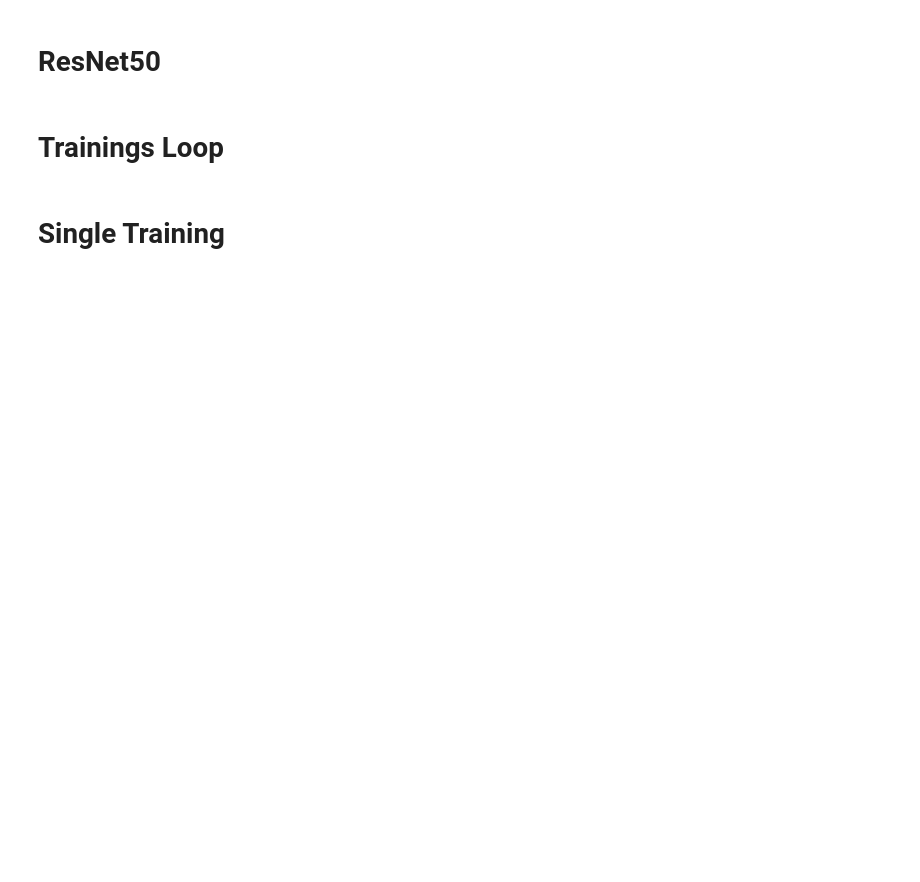
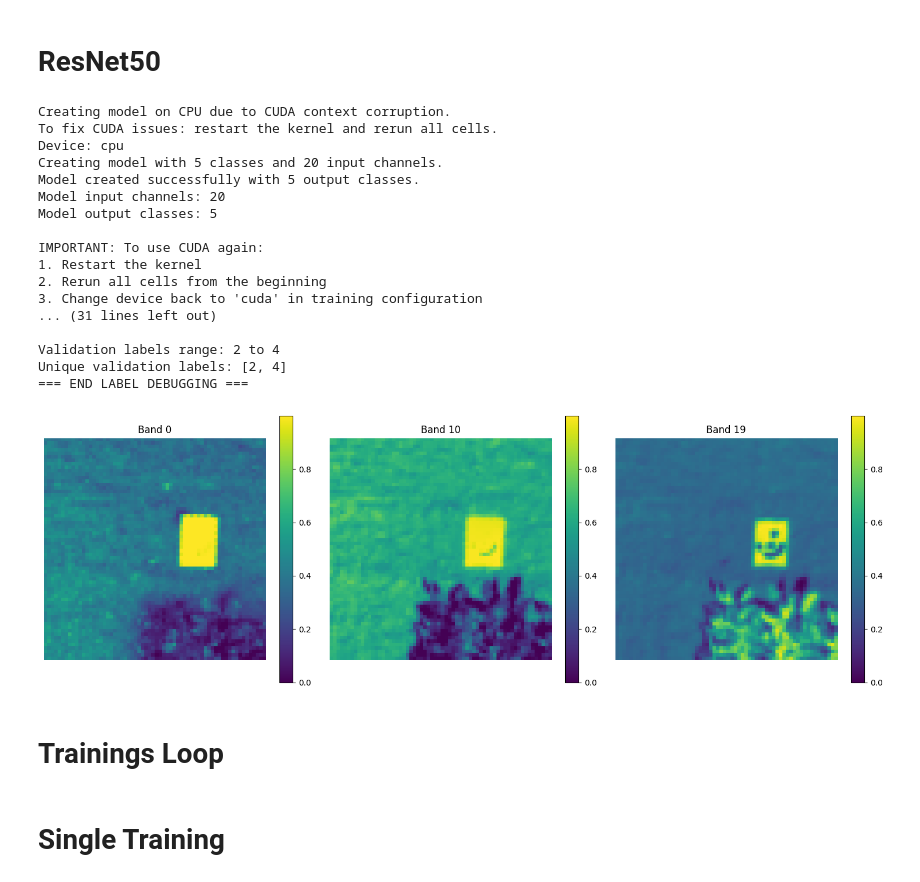
Before and after one commit to Erfassung/Multispectral-UAV-Crop-Classification-Pipeline, a Jupyter notebook: notebooks/DL_crop_class.ipynb, the cells around one changed output. Saved outputs shown, nothing was run; the diff lists cells and outputs as text; code cells hidden in the pictures; blank space fills up the shorter version.

```diff
--- a/notebooks/DL_crop_class.ipynb
+++ b/notebooks/DL_crop_class.ipynb
@@ -345,7 +316,7 @@ class CustomResNet50(nn.Module):
     """
     Custom ResNet-50 model with adjustable input channels and number of classes.
     """
-    def __init__(self, in_channels=70, num_classes=5):
+    def __init__(self, in_channels=20, num_classes=5):
         super().__init__()
         self.model = resnet50(weights=None)
 
@@ -365,9 +336,11 @@ print(f"Device: {device}")
 
 # Instantiate model
 num_classes = train_dataset.num_classes
-print(f"Creating model with {num_classes} classes.")
-model = CustomResNet50(in_channels=70, num_classes=num_classes).to(device)
+num_channels = train_dataset[0][0].shape[0]  # Get number of channels from first sample
+print(f"Creating model with {num_classes} classes and {num_channels} input channels.")
+model = CustomResNet50(in_channels=num_channels, num_classes=num_classes).to(device)
 print(f"Model created successfully with {num_classes} output classes.")
+print(f"Model input channels: {model.model.conv1.in_channels}")
 print(f"Model output classes: {model.model.fc.out_features}")
 
 print("\nIMPORTANT: To use CUDA again:")
@@ -379,40 +352,63 @@ print("3. Change device back to 'cuda' in training configuration")
 # Inspect one batch of data
 batch = next(iter(train_loader))
 images, labels = batch
-print("Image batch shape:", images.shape)   # e.g. [16, 70, 224, 224]
+print("Image batch shape:", images.shape)   # e.g. [16, 20, 64, 64]
 print("Label batch shape:", labels.shape)
 print("Example label:", labels[0])
 
 print("=== LABEL DEBUGGING ===")
 all_train_labels = [train_dataset[i][1].item() for i in range(min(100, len(train_dataset)))]
 print(f"Training labels range: {min(all_train_labels)} to {max(all_train_labels)}")
 print(f"Unique training labels: {sorted(set(all_train_labels))}")
 print(f"Expected range for {train_dataset.num_classes} classes: 0 to {train_dataset.num_classes-1}")
 
 valid_labels = [l for l in all_train_labels if 0 <= l < train_dataset.num_classes]
 invalid_labels = [l for l in all_train_labels if l < 0 or l >= train_dataset.num_classes]
 print(f"Valid labels count: {len(valid_labels)}")
 print(f"Invalid labels: {invalid_labels}")
 
 if invalid_labels:
     print("WARNING: Invalid labels detected! Labels must be in range [0, num_classes-1].")
 else:
     print("All training labels are valid.")
 
 # Validation label check
 all_val_labels = [val_dataset[i][1].item() for i in range(min(200, len(val_dataset)))]
 print(f"Validation labels range: {min(all_val_labels)} to {max(all_val_labels)}")
 print(f"Unique validation labels: {sorted(set(all_val_labels))}")
 print("=== END LABEL DEBUGGING ===\n")
 
 
 # Visualize selected image bands
 img = images[0]
-for i in [0, 50, 69]:  # Select example bands
-    plt.imshow(img[i].cpu().numpy(), cmap="gray")
-    plt.title(f"Channel {i}")
+plt.figure(figsize=(15, 5))
+for i, band_idx in enumerate([0, 10, 19]):  # Select first, middle, and last bands
+    plt.subplot(1, 3, i+1)
+    plt.imshow(img[band_idx].cpu().numpy(), cmap="viridis")
+    plt.title(f"Band {band_idx}")
     plt.axis("off")
-    plt.show()
+    plt.colorbar()
+plt.tight_layout()
+plt.show()
+# %% [output]
+Creating model on CPU due to CUDA context corruption.
+To fix CUDA issues: restart the kernel and rerun all cells.
+Device: cpu
+Creating model with 5 classes and 20 input channels.
+Model created successfully with 5 output classes.
+Model input channels: 20
+Model output classes: 5
+
+IMPORTANT: To use CUDA again:
+1. Restart the kernel
+2. Rerun all cells from the beginning
+3. Change device back to 'cuda' in training configuration
+... (31 lines left out)
+
+Validation labels range: 2 to 4
+Unique validation labels: [2, 4]
+=== END LABEL DEBUGGING ===
+[figure, added]
 # %% [markdown]
 # **Trainings Loop**
 # %%
```
Also changed, not shown: parts of 13 cells of this notebook.
